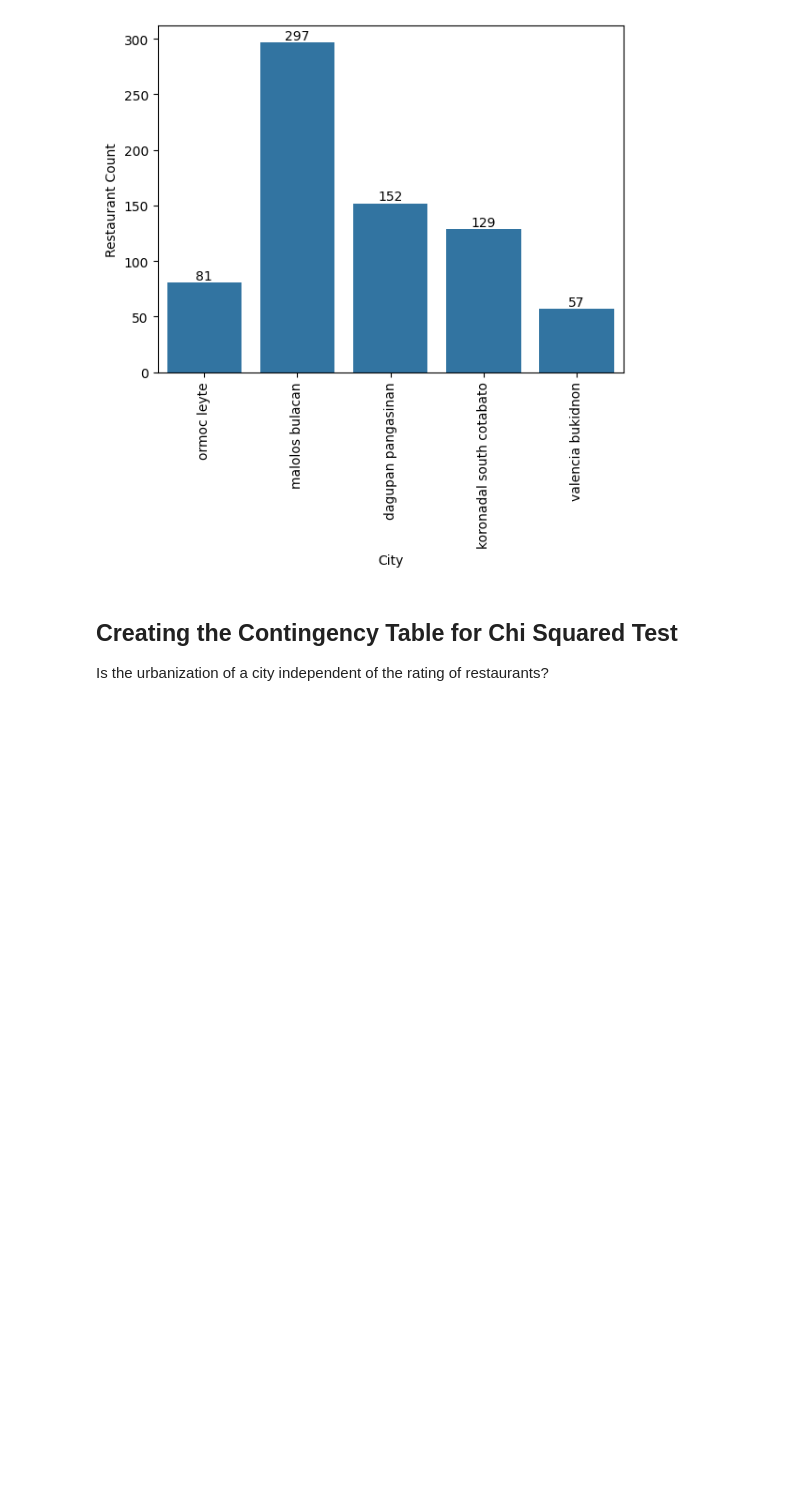
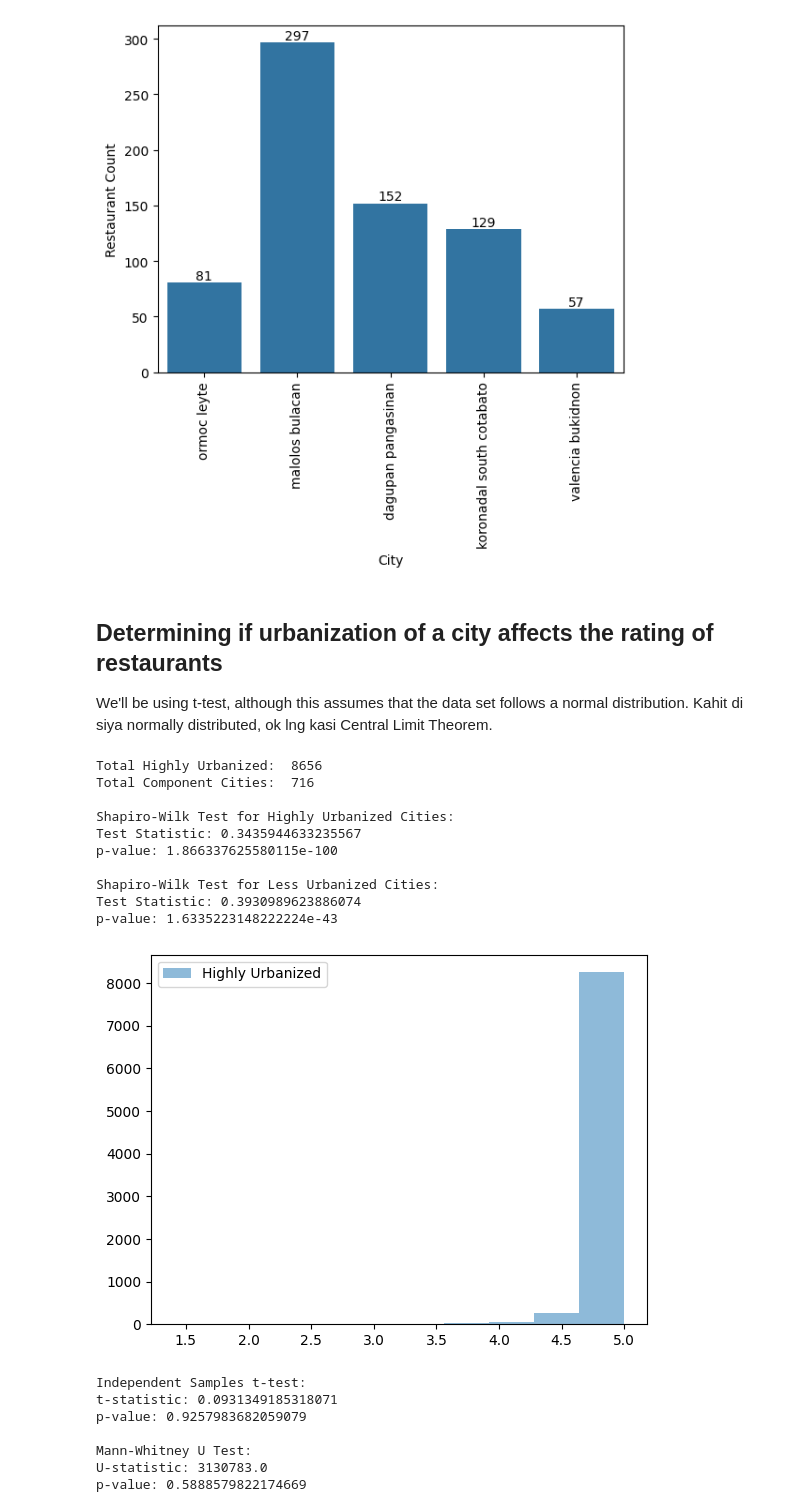
Before and after one commit to Enoux/psa, a Jupyter notebook: data/hypothesis_food_quality_vs_urbanization.ipynb, the cells around one changed output. Cells and saved outputs as stored; diff of their text form; code cells hidden in the pictures; blank space fills up the shorter version.

Commit message:
feat: add t-test

```diff
--- a/data/hypothesis_food_quality_vs_urbanization.ipynb
+++ b/data/hypothesis_food_quality_vs_urbanization.ipynb
@@ -73,7 +73,57 @@ plt.show()
 # %% [output]
 [figure]
 # %% [markdown]
-## Creating the Contingency Table for Chi Squared Test
-Is the urbanization of a city independent of the rating of restaurants?
+## Determining if urbanization of a city affects the rating of restaurants
+We'll be using t-test, although this assumes that the data set follows a normal distribution. Kahit di siya normally distributed, ok lng kasi Central Limit Theorem.
 # %%
-urban_ratings_distribution = {}
+from scipy.stats import ttest_ind, mannwhitneyu, shapiro
+
+ratings_highly_urbanized = ph_restos[ph_restos['HighlyUrbanized']==1]['AverageRating']
+ratings_component = ph_restos[ph_restos['HighlyUrbanized']==0]['AverageRating']
+
+print("Total Highly Urbanized: ", len(ratings_highly_urbanized))
+print("Total Component Cities: ", len(ratings_component))
+
+stat_highly_urbanized, p_highly_urbanized = shapiro(ratings_highly_urbanized)
+stat_less_urbanized, p_less_urbanized = shapiro(ratings_component)
+
+print("\nShapiro-Wilk Test for Highly Urbanized Cities:")
+print("Test Statistic:", stat_highly_urbanized)
+print("p-value:", p_highly_urbanized)
+print("\nShapiro-Wilk Test for Less Urbanized Cities:")
+print("Test Statistic:", stat_less_urbanized)
+print("p-value:", p_less_urbanized)
+
+plt.hist(ratings_highly_urbanized, bins=10, alpha =0.5, label = "Highly Urbanized")
+# plt.hist(ratings_component, bins=10, alpha=0.5, label="Component City")
+plt.legend()
+plt.show()
+
+t_statistic, t_pvalue = ttest_ind(ratings_highly_urbanized, ratings_component)
+print("\nIndependent Samples t-test:")
+print("t-statistic:", t_statistic)
+print("p-value:", t_pvalue)
+
+u_statistic, u_pvalue = mannwhitneyu(ratings_highly_urbanized, ratings_component)
+print("\nMann-Whitney U Test:")
+print("U-statistic:", u_statistic)
+print("p-value:", u_pvalue)
+# %% [output]
+Total Highly Urbanized:  8656
+Total Component Cities:  716
+
+Shapiro-Wilk Test for Highly Urbanized Cities:
+Test Statistic: 0.3435944633235567
+p-value: 1.866337625580115e-100
+
+Shapiro-Wilk Test for Less Urbanized Cities:
+Test Statistic: 0.3930989623886074
+p-value: 1.6335223148222224e-43
+[figure, added]
+Independent Samples t-test:
+t-statistic: 0.0931349185318071
+p-value: 0.9257983682059079
+
+Mann-Whitney U Test:
+U-statistic: 3130783.0
+p-value: 0.5888579822174669
```
Also changed, not shown: parts of 1 cell of this notebook, 1 other file.
